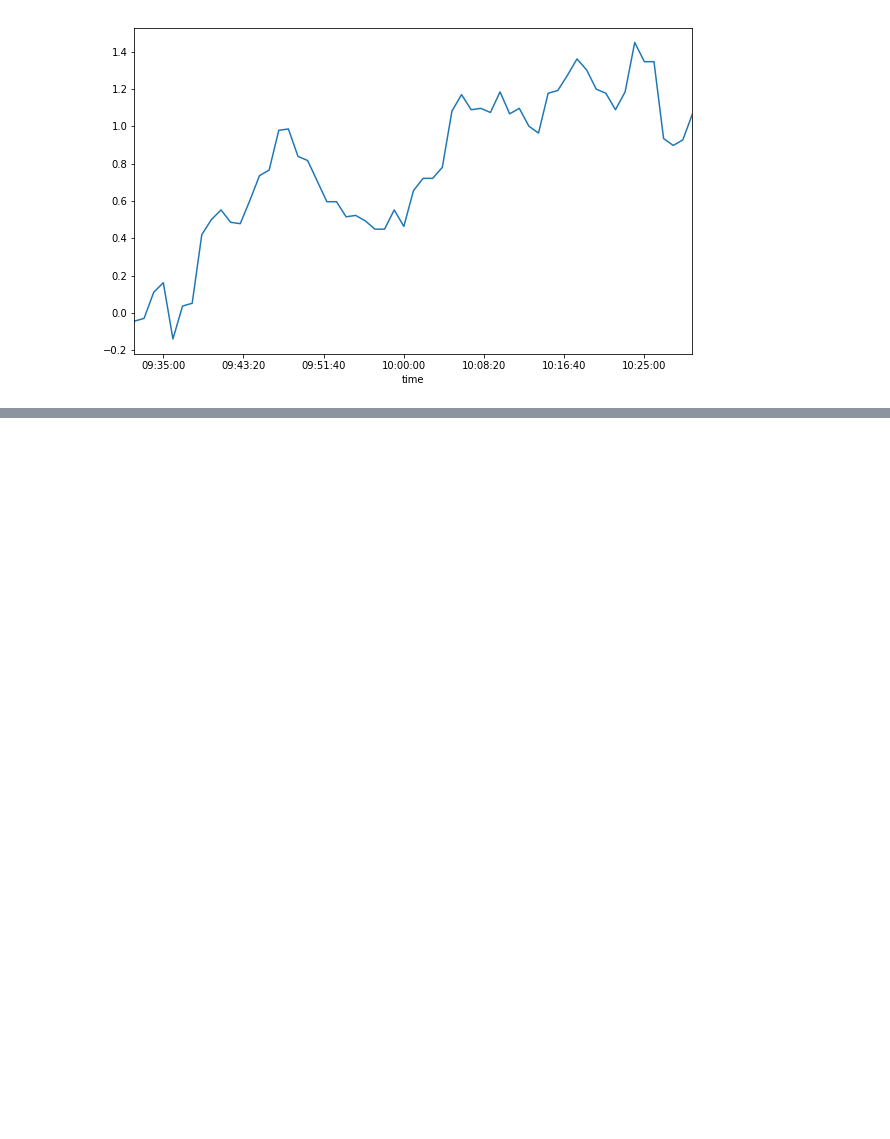
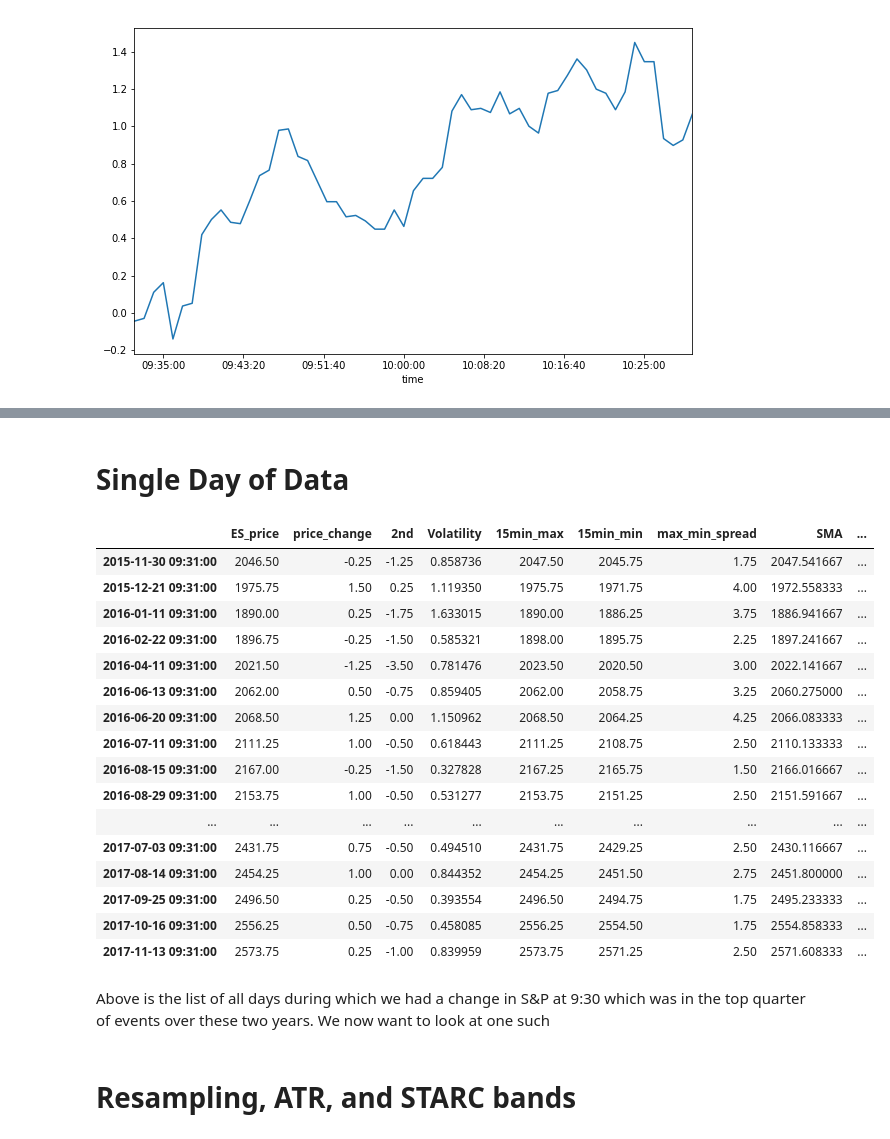
Before and after one commit to kevinfcleary/Brendan_Stuff, a Jupyter notebook: Brendan_Stuff/Analytics Suite v0.1.ipynb, the cells around one changed output, grey strips where cells are left out. Drawn from its saved outputs; the diff is of its cells as text; code cells hidden in the pictures; blank space fills up the shorter version.

```diff
--- a/Brendan_Stuff/Analytics Suite v0.1.ipynb
+++ b/Brendan_Stuff/Analytics Suite v0.1.ipynb
@@ -173,0 +197,26 @@ df_930_1030['cumulative_return'].plot(figsize=(10,6))
+# %% [markdown]
+# Single Day of Data
+# %%
+df[(df.index.weekday == 0) & (df.index.hour == 9) & (df.index.minute==31) & (df.price_change.shift(1) >= 0.75)]
+# %% [output]
+|  | ES_price | price_change | 2nd | Volatility | 15min_max | 15min_min | max_min_spread | SMA | ... |
+| 2015-11-30 09:31:00 | 2046.50 | -0.25 | -1.25 | 0.858736 | 2047.50 | 2045.75 | 1.75 | 2047.541667 | ... |
+| 2015-12-21 09:31:00 | 1975.75 | 1.50 | 0.25 | 1.119350 | 1975.75 | 1971.75 | 4.00 | 1972.558333 | ... |
+| 2016-01-11 09:31:00 | 1890.00 | 0.25 | -1.75 | 1.633015 | 1890.00 | 1886.25 | 3.75 | 1886.941667 | ... |
+| 2016-02-22 09:31:00 | 1896.75 | -0.25 | -1.50 | 0.585321 | 1898.00 | 1895.75 | 2.25 | 1897.241667 | ... |
+| 2016-04-11 09:31:00 | 2021.50 | -1.25 | -3.50 | 0.781476 | 2023.50 | 2020.50 | 3.00 | 2022.141667 | ... |
+| 2016-06-13 09:31:00 | 2062.00 | 0.50 | -0.75 | 0.859405 | 2062.00 | 2058.75 | 3.25 | 2060.275000 | ... |
+| 2016-06-20 09:31:00 | 2068.50 | 1.25 | 0.00 | 1.150962 | 2068.50 | 2064.25 | 4.25 | 2066.083333 | ... |
+| 2016-07-11 09:31:00 | 2111.25 | 1.00 | -0.50 | 0.618443 | 2111.25 | 2108.75 | 2.50 | 2110.133333 | ... |
+| 2016-08-15 09:31:00 | 2167.00 | -0.25 | -1.50 | 0.327828 | 2167.25 | 2165.75 | 1.50 | 2166.016667 | ... |
+| 2016-08-29 09:31:00 | 2153.75 | 1.00 | -0.50 | 0.531277 | 2153.75 | 2151.25 | 2.50 | 2151.591667 | ... |
+| ... | ... | ... | ... | ... | ... | ... | ... | ... | ... |
+| 2017-07-03 09:31:00 | 2431.75 | 0.75 | -0.50 | 0.494510 | 2431.75 | 2429.25 | 2.50 | 2430.116667 | ... |
+| 2017-08-14 09:31:00 | 2454.25 | 1.00 | 0.00 | 0.844352 | 2454.25 | 2451.50 | 2.75 | 2451.800000 | ... |
+| 2017-09-25 09:31:00 | 2496.50 | 0.25 | -0.50 | 0.393554 | 2496.50 | 2494.75 | 1.75 | 2495.233333 | ... |
+| 2017-10-16 09:31:00 | 2556.25 | 0.50 | -0.75 | 0.458085 | 2556.25 | 2554.50 | 1.75 | 2554.858333 | ... |
+| 2017-11-13 09:31:00 | 2573.75 | 0.25 | -1.00 | 0.839959 | 2573.75 | 2571.25 | 2.50 | 2571.608333 | ... |
+# %% [markdown]
+Above is the list of all days during which we had a change in S&P at 9:30 which was in the top quarter of events over these two years. We now want to look at one such
+# %% [markdown]
+# Resampling, ATR, and STARC bands
```
Also changed, not shown: parts of 15 cells of this notebook.
